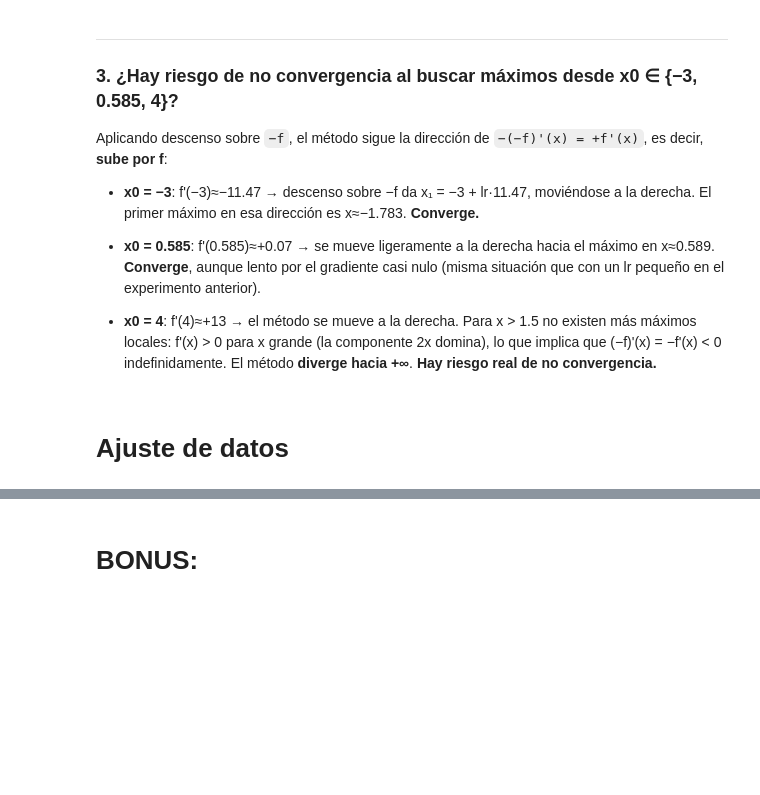
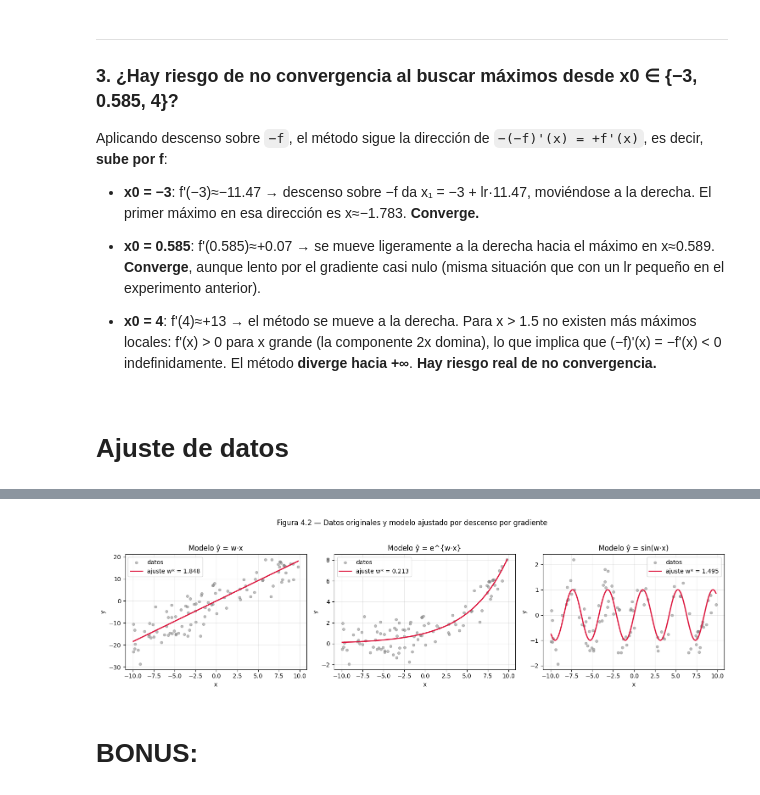
Before and after one commit to ignrdz2/2026_1_CALCULO-APLICADO_2DO-PROYECTO, a Jupyter notebook: project.ipynb, the cells around one changed output, grey strips where cells are left out. Cells and saved outputs as stored; diff of their text form; code cells hidden in the pictures; blank space fills up the shorter version.

```diff
--- a/project.ipynb
+++ b/project.ipynb
@@ -508,4 +625,24 @@ w = Variable()
 # %%
-# Grafique datos y ajuste
+# --- 4.3 Datos originales vs. modelo ajustado ---
+def predecir(k, wopt, xs):
+    if k == "lineal": return wopt * xs
+    if k == "exp":    return np.exp(wopt * xs)
+    return np.sin(wopt * xs)
+
+fig, axes = plt.subplots(1, 3, figsize=(15, 4))
+for ax, (k, (d, m, lab, wt)) in zip(axes, modelos.items()):
+    w0, lr = config[k]
+    wopt, _ = descenso_gradiente(perdidas[k], w0, lr)
+    xs, ys = d["x"].values, d["y"].values
+    xg = np.linspace(xs.min(), xs.max(), 300)
+    ax.scatter(xs, ys, s=18, alpha=0.5, color="gray", label="datos")
+    ax.plot(xg, predecir(k, wopt, xg), color="crimson", lw=2, label=f"ajuste w* = {wopt:.3f}")
+    ax.set_title(f"Modelo {lab}")
+    ax.set_xlabel("x"); ax.set_ylabel("y")
+    ax.grid(alpha=0.25); ax.legend()
+plt.suptitle("Figura 4.2 — Datos originales y modelo ajustado por descenso por gradiente", y=1.03)
+plt.tight_layout(); plt.show()
+# %% [output]
+[figure, added]
 # %% [markdown]
 # BONUS:
```
Also changed, not shown: parts of 6 cells of this notebook.
